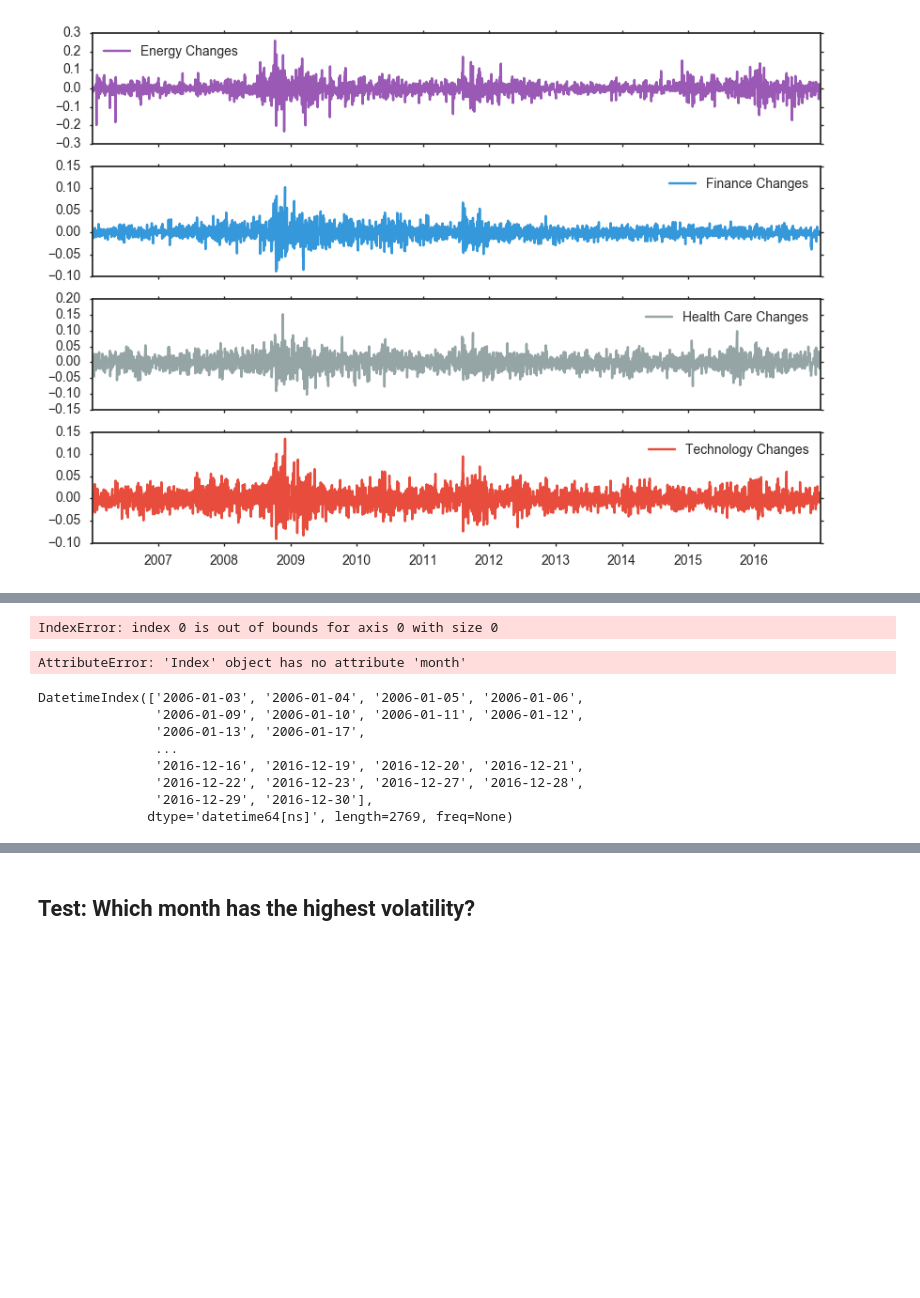
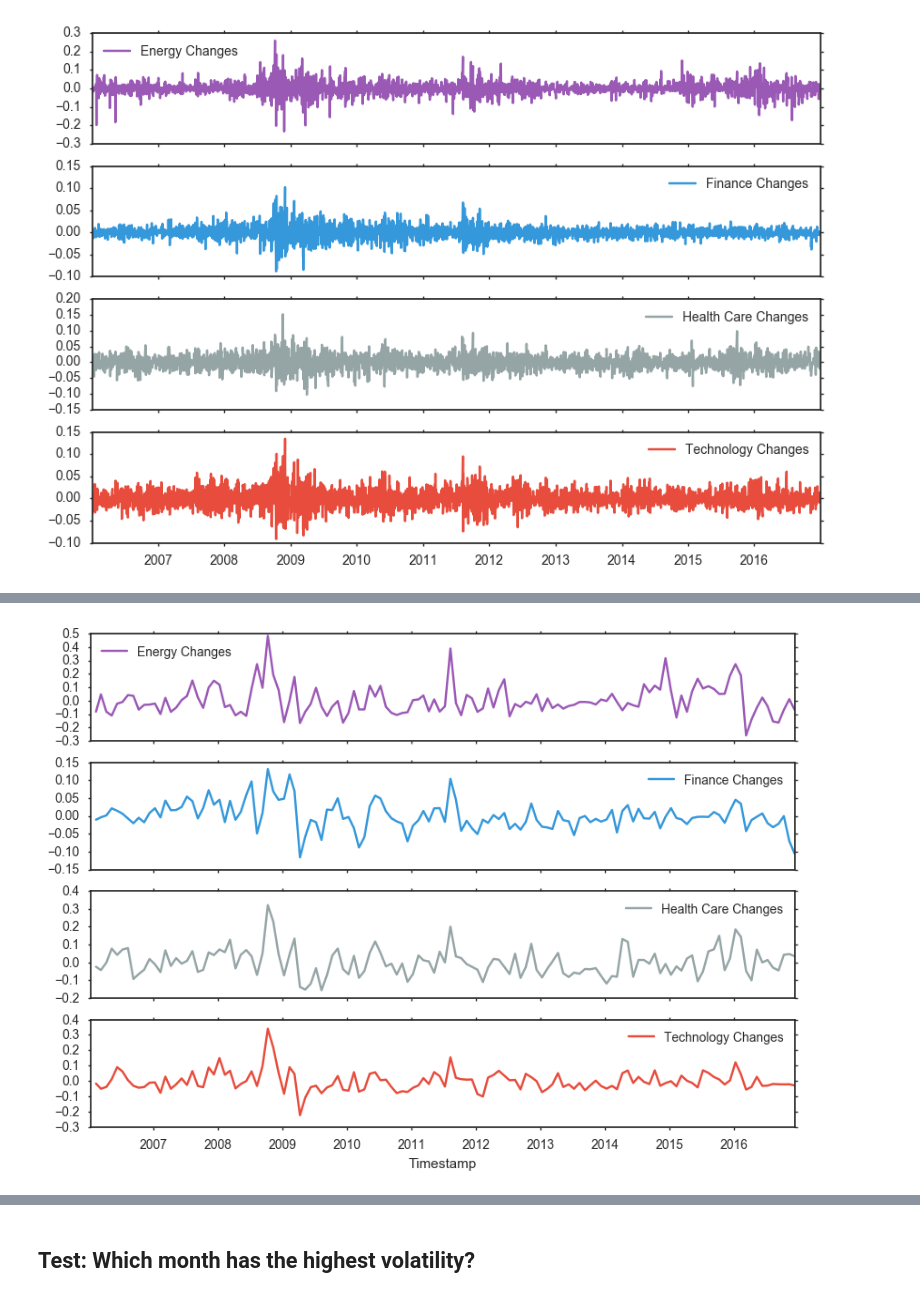
Before and after one commit to weiwang0531/stock-index, a Jupyter notebook: cleanproject.ipynb, the cells around one changed output, grey strips where cells are left out. Saved outputs shown, nothing was run; the diff lists cells and outputs as text; code cells hidden in the pictures; blank space fills up the shorter version.

```diff
--- a/cleanproject.ipynb
+++ b/cleanproject.ipynb
@@ -261,0 +264,4 @@ plt.show()
+# %%
+avg_T.index= pd.to_datetime(avg_T.index)
+avg_month = avg_T.groupby([avg_T.index.year, avg_T.index.month]).mean()
+avg_month.head()
@@ -261,0 +282,17 @@ plt.show()
+# %%
+# A new DF for the difference between each month's average:
+delta_avg = pd.DataFrame()
+
+for sect in avg_month.columns:
+    delta_avg[sect] = np.log(avg_month[sect].shift(1)) - np.log(avg_month[sect])
+delta_avg.columns = map(lambda name: '{} Changes'.format(name),avg_month.columns)
+
+col = []
+for i in range(len(delta_avg)):
+    dt = delta_avg.index[i] + (10, 10, 10, 10)
+    dt_obj = datetime(*dt[0:6])
+    col.append(pd.to_datetime(dt_obj))
+# %%
+delta_avg['Timestamp'] = col
+# %%
+delta_avg = delta_avg.set_index('Timestamp')
@@ -262,42 +321,11 @@ plt.show()
 # %%
-# peak = abs_delta_df[(abs_delta_df >= 0.10).any(axis=1)]
-
-peak = abs_delta_df[(abs_delta_df >= 0.5).any(axis=1)]
-# peak2009 = peak.ix['2008':]
-
-
-
-peak_bgn = peak.index[0]
-peak_end = peak.index[-1]
-
-
-plot_cols = list(delta_df)
+plot_cols = list(delta_avg)
 
 # 2 axes for 2 subplots
 fig, axes = plt.subplots(4,1, figsize=(10,7), sharex=True)
 #delta_df[plot_cols].plot(subplots=True, ax=axes)
-delta_df[plot_cols].plot(subplots=True, ax=axes)
+delta_avg[plot_cols].plot(subplots=True, ax=axes)
 #plt.ylim([-0.20,0.150])
-
-for ax in axes:
-    ax.axvspan(peak_bgn, peak_end, color=sns.xkcd_rgb['grey'], alpha=0.5)
-
 plt.show()
 # %% [output]
-IndexError: index 0 is out of bounds for axis 0 with size 0
+[figure, added]
-# %%
-# month = avg_T.groupby(avg_T.index.month).mean()
-month = avg_T.groupby(avg_T.index.month).sum()
-# %% [output]
-AttributeError: 'Index' object has no attribute 'month'
-# %%
-abs_delta_df.index
-# %% [output]
-DatetimeIndex(['2006-01-03', '2006-01-04', '2006-01-05', '2006-01-06',
-               '2006-01-09', '2006-01-10', '2006-01-11', '2006-01-12',
-               '2006-01-13', '2006-01-17',
-               ...
-               '2016-12-16', '2016-12-19', '2016-12-20', '2016-12-21',
-               '2016-12-22', '2016-12-23', '2016-12-27', '2016-12-28',
-               '2016-12-29', '2016-12-30'],
-              dtype='datetime64[ns]', length=2769, freq=None)
```
Also changed, not shown: parts of 16 cells of this notebook.
